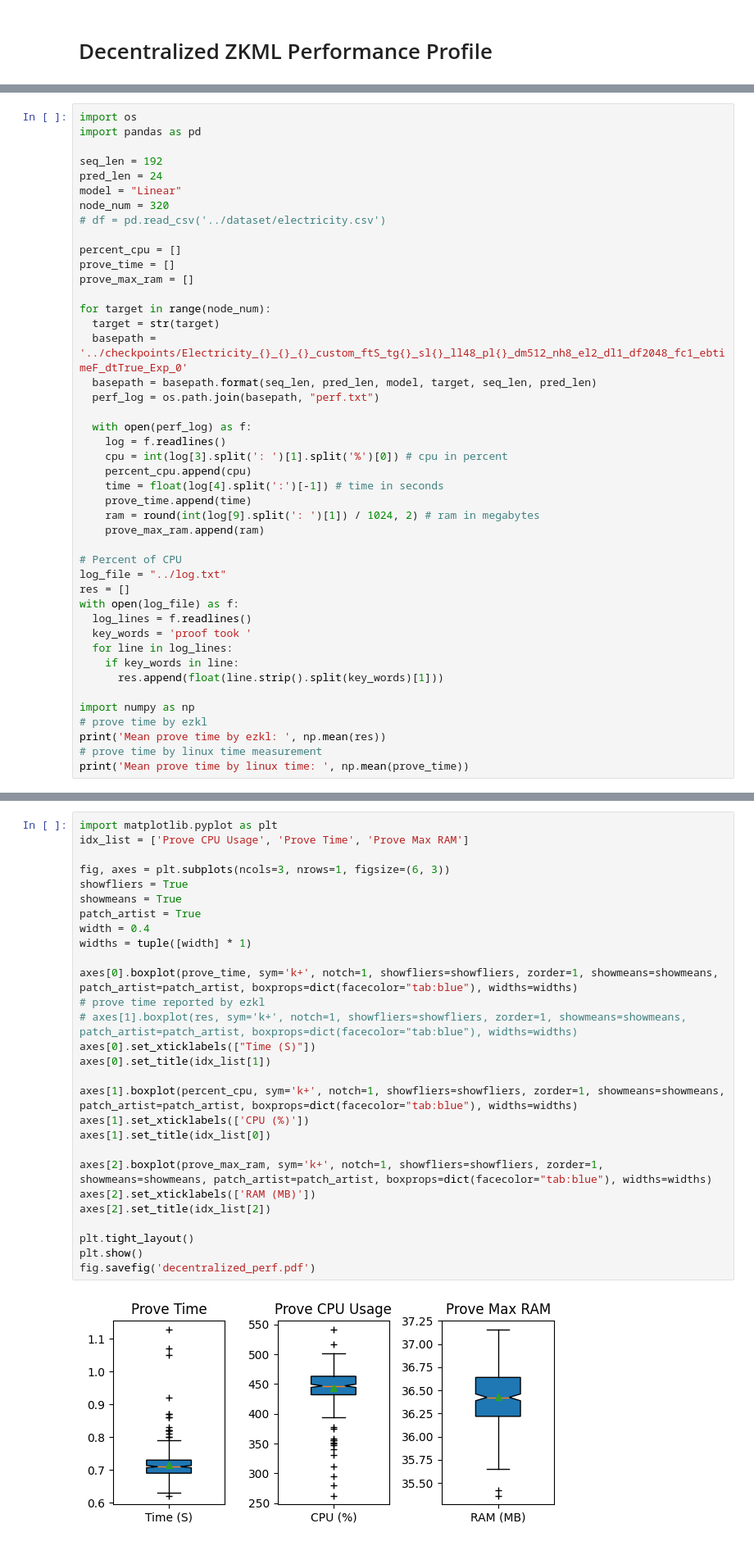
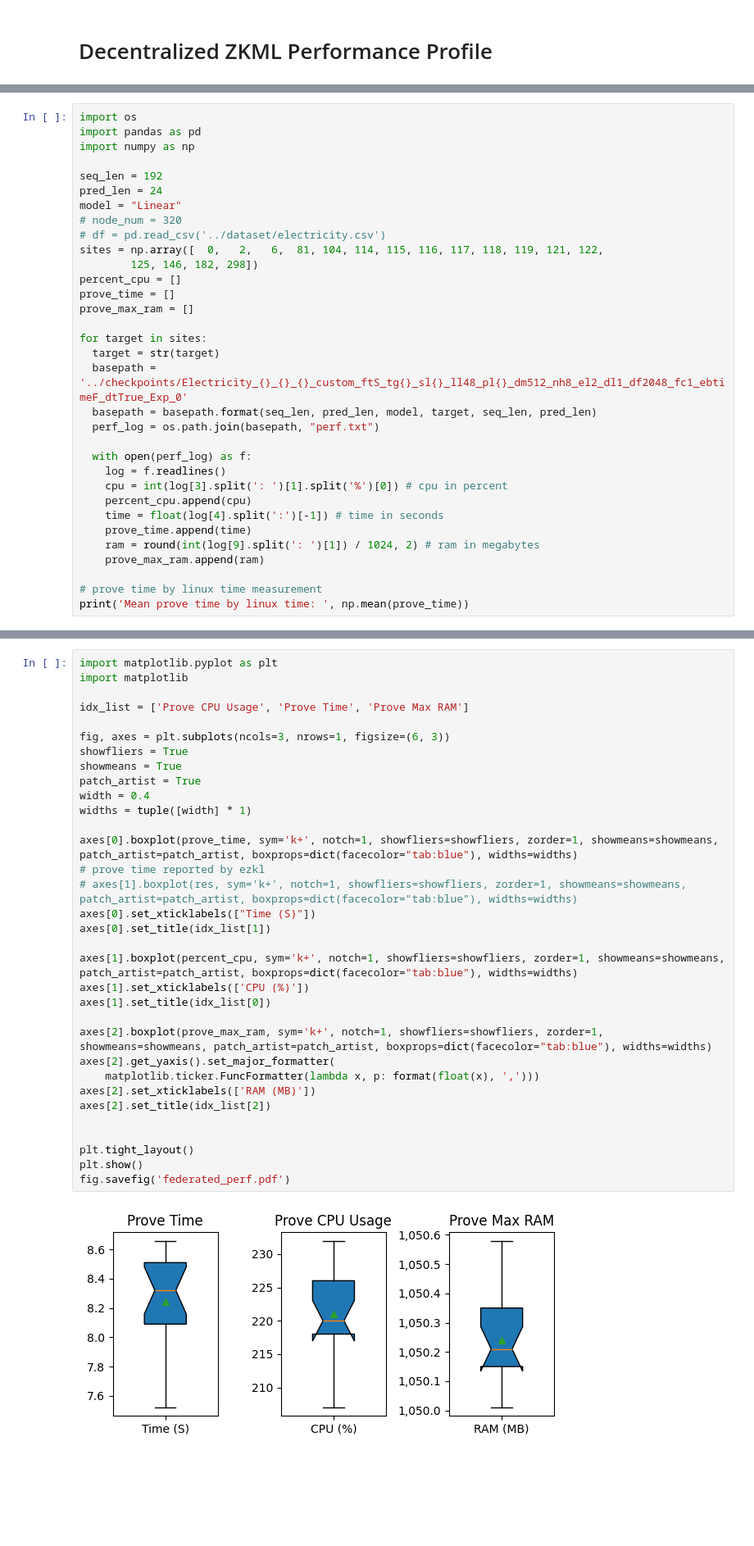
Before and after one commit to CaixiangFan/zkpet, a Jupyter notebook: src/plot.ipynb, the cells around one changed output, grey strips where cells are left out. Shown at 82% size. Cells and saved outputs as stored; diff of their text form; blank space fills up the shorter version.

Commit message:
plotting

```diff
--- a/src/plot.ipynb
+++ b/src/plot.ipynb
@@ -334,18 +500,20 @@ fig.savefig('cent_perf.pdf')
 # %%
 import os
 import pandas as pd
+import numpy as np
 
 seq_len = 192
 pred_len = 24
 model = "Linear"
-node_num = 320
+# node_num = 320
 # df = pd.read_csv('../dataset/electricity.csv')
-
+sites = np.array([  0,   2,   6,  81, 104, 114, 115, 116, 117, 118, 119, 121, 122,
+        125, 146, 182, 298])
 percent_cpu = []
 prove_time = []
 prove_max_ram = []
 
-for target in range(node_num):
+for target in sites:
   target = str(target)
   basepath = '../checkpoints/Electricity_{}_{}_{}_custom_ftS_tg{}_sl{}_ll48_pl{}_dm512_nh8_el2_dl1_df2048_fc1_ebtimeF_dtTrue_Exp_0'
   basepath = basepath.format(seq_len, pred_len, model, target, seq_len, pred_len)
@@ -360,19 +528,6 @@ for target in range(node_num):
     ram = round(int(log[9].split(': ')[1]) / 1024, 2) # ram in megabytes
     prove_max_ram.append(ram)
 
-# Percent of CPU
-log_file = "../log.txt"
-res = []
-with open(log_file) as f:
-  log_lines = f.readlines()
-  key_words = 'proof took '
-  for line in log_lines:
-    if key_words in line:
-      res.append(float(line.strip().split(key_words)[1]))
-
-import numpy as np
-# prove time by ezkl
-print('Mean prove time by ezkl: ', np.mean(res))
 # prove time by linux time measurement
 print('Mean prove time by linux time: ', np.mean(prove_time))
 # %% [output]
@@ -381,33 +559,38 @@ Mean prove time by linux time:  0.715625
 # %%
 import matplotlib.pyplot as plt
+import matplotlib
+
 idx_list = ['Prove CPU Usage', 'Prove Time', 'Prove Max RAM']
 
 fig, axes = plt.subplots(ncols=3, nrows=1, figsize=(6, 3))
 showfliers = True
 showmeans = True
 patch_artist = True
 width = 0.4
 widths = tuple([width] * 1)
 
 axes[0].boxplot(prove_time, sym='k+', notch=1, showfliers=showfliers, zorder=1, showmeans=showmeans, patch_artist=patch_artist, boxprops=dict(facecolor="tab:blue"), widths=widths)
 # prove time reported by ezkl
 # axes[1].boxplot(res, sym='k+', notch=1, showfliers=showfliers, zorder=1, showmeans=showmeans, patch_artist=patch_artist, boxprops=dict(facecolor="tab:blue"), widths=widths)
 axes[0].set_xticklabels(["Time (S)"])
 axes[0].set_title(idx_list[1])
 
 axes[1].boxplot(percent_cpu, sym='k+', notch=1, showfliers=showfliers, zorder=1, showmeans=showmeans, patch_artist=patch_artist, boxprops=dict(facecolor="tab:blue"), widths=widths)
 axes[1].set_xticklabels(['CPU (%)'])
 axes[1].set_title(idx_list[0])
 
 axes[2].boxplot(prove_max_ram, sym='k+', notch=1, showfliers=showfliers, zorder=1, showmeans=showmeans, patch_artist=patch_artist, boxprops=dict(facecolor="tab:blue"), widths=widths)
+axes[2].get_yaxis().set_major_formatter(
+    matplotlib.ticker.FuncFormatter(lambda x, p: format(float(x), ',')))
 axes[2].set_xticklabels(['RAM (MB)'])
 axes[2].set_title(idx_list[2])
 
+
 plt.tight_layout()
 plt.show()
-fig.savefig('decentralized_perf.pdf')
+fig.savefig('federated_perf.pdf')
 # %% [output]
-[figure, old version]
+[figure, new version]
 # %% [markdown]
 # Heat Map Prove Performance V.S. Historical Sequence Length and Model Types
 # %%
```
Also changed, not shown: parts of 12 cells of this notebook, 9 other files.
